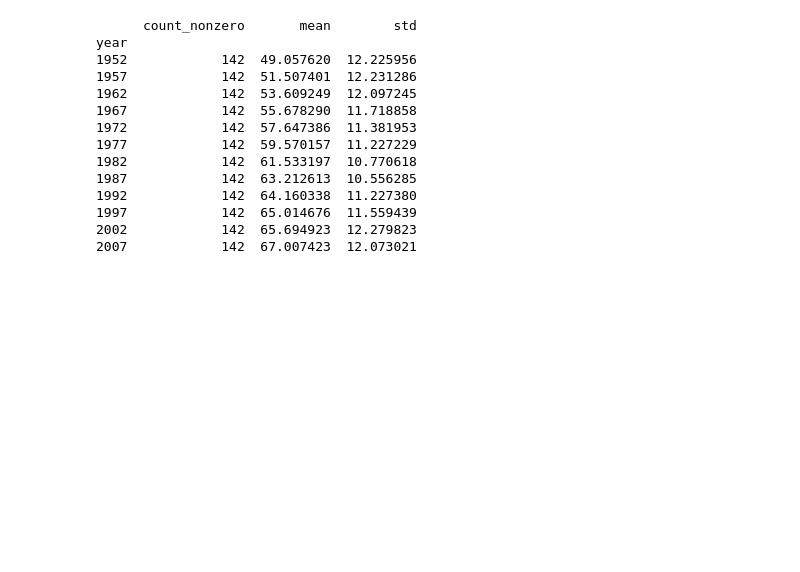
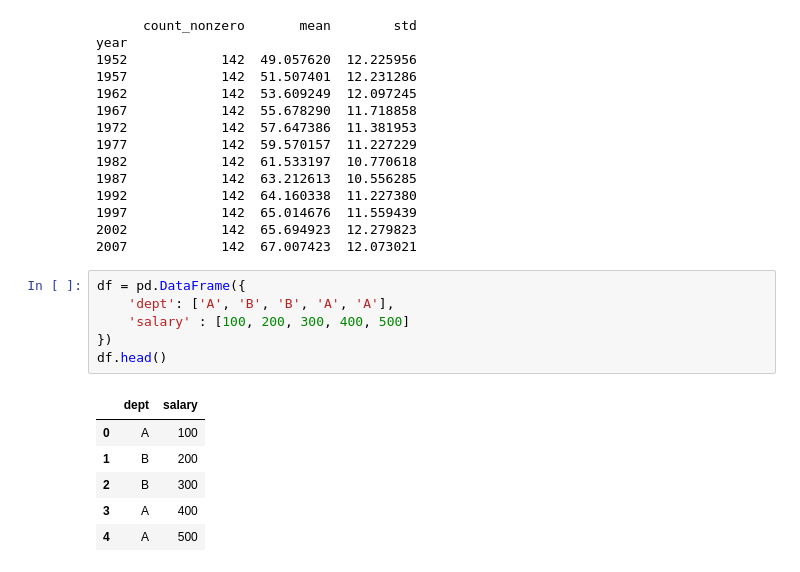
Before and after one commit to taehyun1372/LearnPython, a Jupyter notebook: Pandas_Intro/12_Group.ipynb, the cells around one changed output. Saved outputs shown, nothing was run; the diff lists cells and outputs as text; blank space fills up the shorter version.

```diff
--- a/Pandas_Intro/12_Group.ipynb
+++ b/Pandas_Intro/12_Group.ipynb
@@ -119,3 +119,16 @@ year
 1997            142  65.014676  11.559439
 2002            142  65.694923  12.279823
 2007            142  67.007423  12.073021
+# %%
+df = pd.DataFrame({
+    'dept': ['A', 'B', 'B', 'A', 'A'],
+    'salary' : [100, 200, 300, 400, 500]
+})
+df.head()
+# %% [output]
+|  | dept | salary |
+| 0 | A | 100 |
+| 1 | B | 200 |
+| 2 | B | 300 |
+| 3 | A | 400 |
+| 4 | A | 500 |
```
Also changed, not shown: parts of 23 cells of this notebook, 13 other files.
